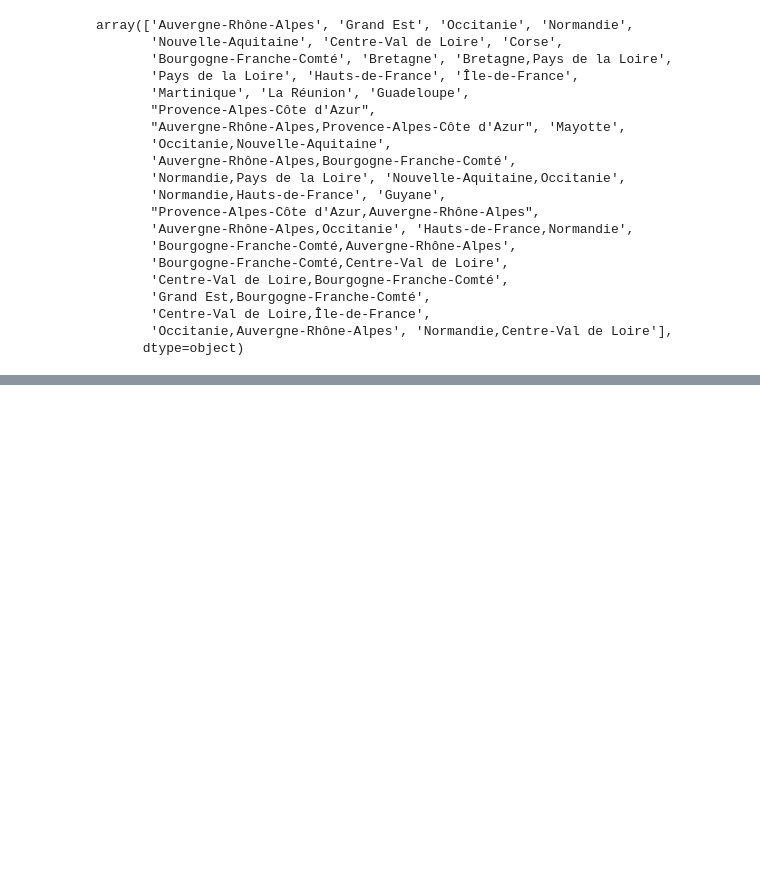
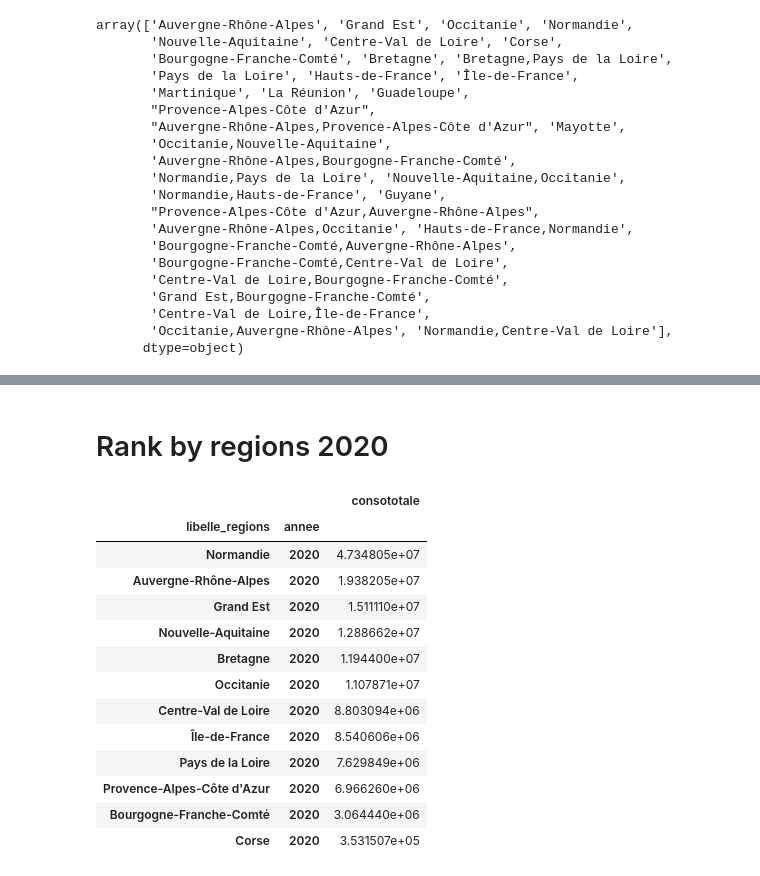
Before and after one commit to pmgzo/my_notebooks, a Jupyter notebook: EPCI.ipynb, the cells around one changed output, grey strips where cells are left out. Cells and saved outputs as stored; diff of their text form; code cells hidden in the pictures; blank space fills up the shorter version.

```diff
--- a/EPCI.ipynb
+++ b/EPCI.ipynb
@@ -235,0 +238,28 @@ sns.lineplot(data=filtered_dfConsYearNRegion, x="annee", y="consototale", hue="l
+# %%
+# filter 2022
+df2022 = filtered_dfConsYearNRegion[filtered_dfConsYearNRegion['annee'].isin([2022])].groupby(by=["libelle_regions", "annee"]).sum()
+
+# filter 2021
+df2021 = filtered_dfConsYearNRegion[filtered_dfConsYearNRegion['annee'].isin([2021])].groupby(by=["libelle_regions", "annee"]).sum()
+
+# filter 2020
+df2020 = filtered_dfConsYearNRegion[filtered_dfConsYearNRegion['annee'].isin([2020])].groupby(by=["libelle_regions", "annee"]).sum()
+# %% [markdown]
+# Rank by regions 2020
+# %%
+df2020.sort_values(by="consototale", ascending=False)
+# %% [output]
+|  |  | consototale |
+| libelle_regions | annee |  |
+| Normandie | 2020 | 4.734805e+07 |
+| Auvergne-Rhône-Alpes | 2020 | 1.938205e+07 |
+| Grand Est | 2020 | 1.511110e+07 |
+| Nouvelle-Aquitaine | 2020 | 1.288662e+07 |
+| Bretagne | 2020 | 1.194400e+07 |
+| Occitanie | 2020 | 1.107871e+07 |
+| Centre-Val de Loire | 2020 | 8.803094e+06 |
+| Île-de-France | 2020 | 8.540606e+06 |
+| Pays de la Loire | 2020 | 7.629849e+06 |
+| Provence-Alpes-Côte d'Azur | 2020 | 6.966260e+06 |
+| Bourgogne-Franche-Comté | 2020 | 3.064440e+06 |
+| Corse | 2020 | 3.531507e+05 |
```
Also changed, not shown: parts of 6 cells of this notebook.
